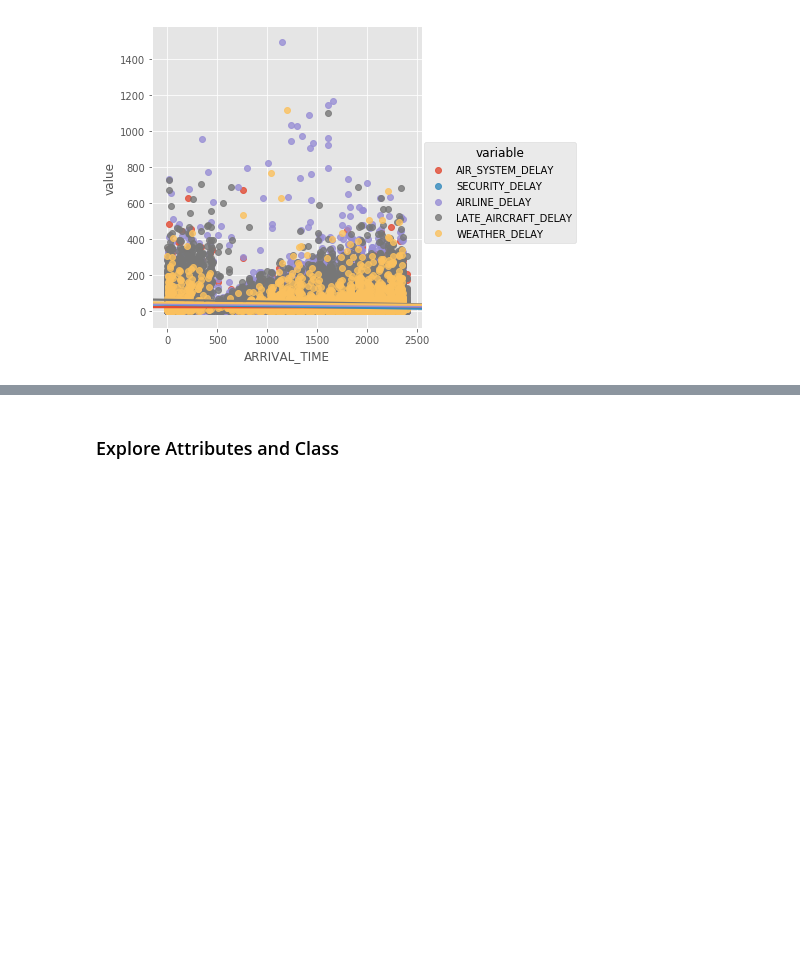
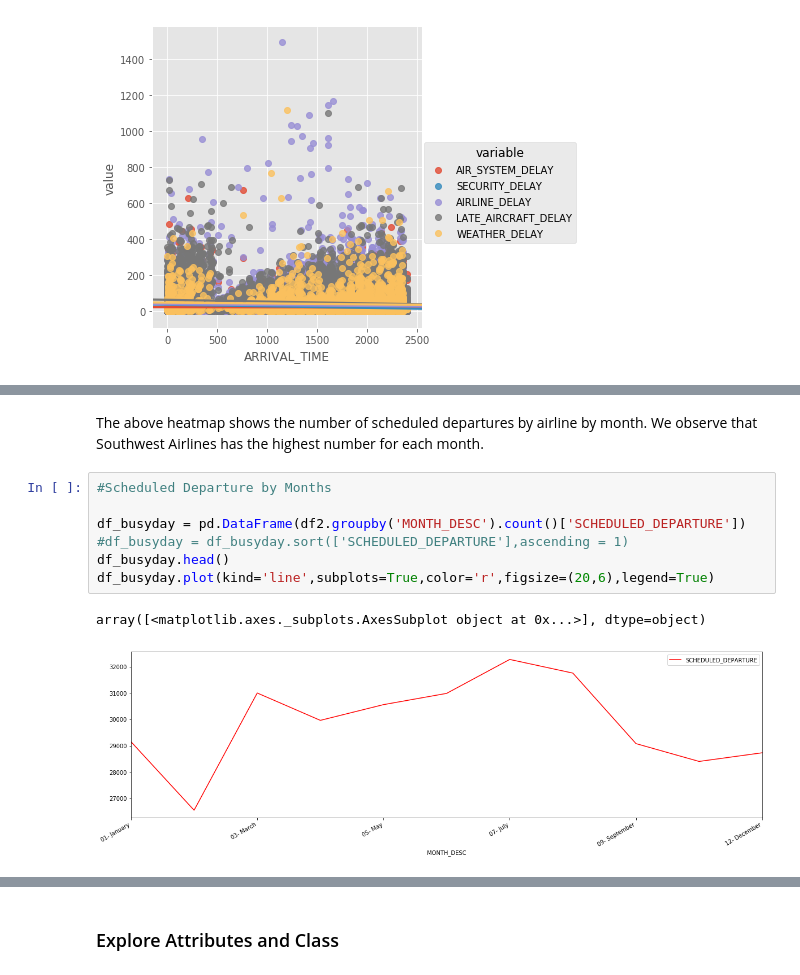
Before and after one commit to JackNelson/MSDS7331_Project1, a Jupyter notebook: Project1.ipynb, the cells around one changed output, grey strips where cells are left out. Saved outputs shown, nothing was run; the diff lists cells and outputs as text; blank space fills up the shorter version.

```diff
--- a/Project1.ipynb
+++ b/Project1.ipynb
@@ -425,0 +472,12 @@ plt.show()
+# %% [markdown]
+The above heatmap shows the number of scheduled departures by airline by month.  We observe that Southwest Airlines has the highest number for each month.
+# %%
+#Scheduled Departure by Months
+
+df_busyday = pd.DataFrame(df2.groupby('MONTH_DESC').count()['SCHEDULED_DEPARTURE'])
+#df_busyday = df_busyday.sort(['SCHEDULED_DEPARTURE'],ascending = 1)
+df_busyday.head()
+df_busyday.plot(kind='line',subplots=True,color='r',figsize=(20,6),legend=True)
+# %% [output]
+array([<matplotlib.axes._subplots.AxesSubplot object at 0x...>], dtype=object)
+[figure, added]
```
Also changed, not shown: parts of 12 cells of this notebook.
